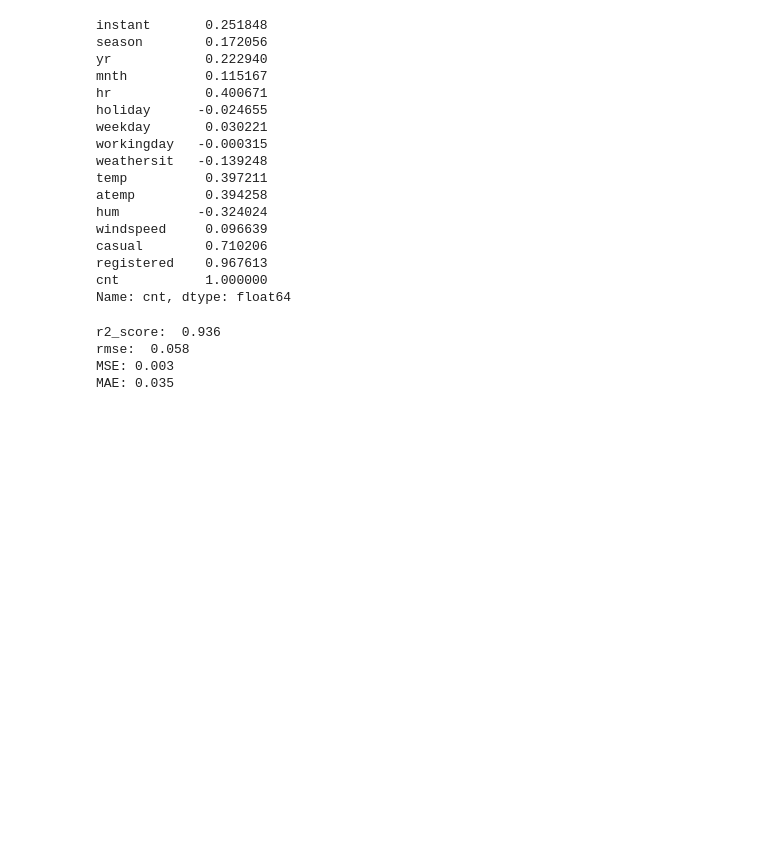
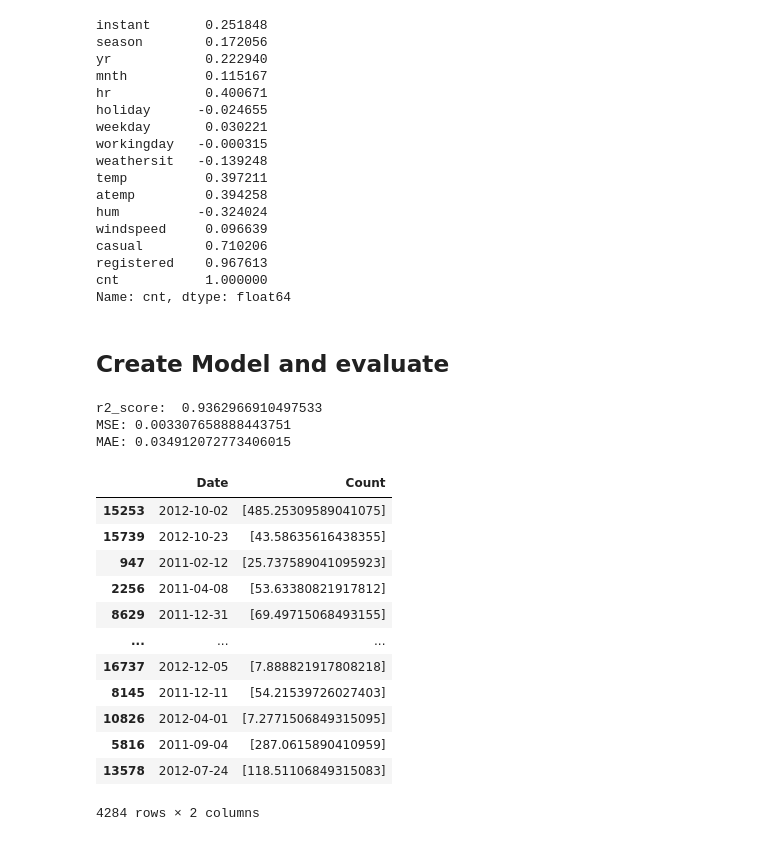
Before and after one commit to KharatPrachi72/Bikeshare, a Jupyter notebook: Notebooks/Hourly_model and EDA.ipynb, the cells around one changed output. Drawn from its saved outputs; the diff is of its cells as text; code cells hidden in the pictures; blank space fills up the shorter version.

Commit message:
predict count

```diff
--- a/Notebooks/Hourly_model and EDA.ipynb
+++ b/Notebooks/Hourly_model and EDA.ipynb
@@ -156,15 +156,36 @@ x_train = sc_x.fit_transform(x_train)
 test_x = sc_x.fit_transform(test_x)
 y_train = sc_x.fit_transform(y_train)
 y_test = sc_y.fit_transform(y_test)
+# %% [markdown]
+## Create Model and evaluate
 # %%
 rf = RandomForestRegressor().fit(x_train,y_train)
 y_pred = rf.predict(test_x)
-print('r2_score: ',round(r2_score(y_test,y_pred),3))
-print('rmse: ',round(np.sqrt(mean_squared_error(y_test,y_pred)),3))
-print('MSE:', round(mean_squared_error(y_test, y_pred),3))
-print('MAE:', round(mean_absolute_error(y_test, y_pred),3))
+print('r2_score: ',r2_score(y_test,y_pred))
+print('MSE:', mean_squared_error(y_test,y_pred))
+print('MAE:', mean_absolute_error(y_test, y_pred))
 # %% [output]
-r2_score:  0.936
-rmse:  0.058
-MSE: 0.003
-MAE: 0.035
+r2_score:  0.9362966910497533
+MSE: 0.003307658888443751
+MAE: 0.034912072773406015
+# %%
+y_pred=y_pred.reshape(-1,1)
+y_pred = sc_y.inverse_transform(y_pred)
+y_pred = y_pred.tolist()
+# %%
+results = pd.DataFrame({'Date': dates, 'Count': y_pred})
+results
+# %% [output]
+|  | Date | Count |
+| 15253 | 2012-10-02 | [485.25309589041075] |
+| 15739 | 2012-10-23 | [43.58635616438355] |
+| 947 | 2011-02-12 | [25.737589041095923] |
+| 2256 | 2011-04-08 | [53.63380821917812] |
+| 8629 | 2011-12-31 | [69.49715068493155] |
+| ... | ... | ... |
+| 16737 | 2012-12-05 | [7.888821917808218] |
+| 8145 | 2011-12-11 | [54.21539726027403] |
+| 10826 | 2012-04-01 | [7.2771506849315095] |
+| 5816 | 2011-09-04 | [287.0615890410959] |
+| 13578 | 2012-07-24 | [118.51106849315083] |
+4284 rows × 2 columns
```
Also changed, not shown: parts of 1 cell of this notebook, 1 other file.
